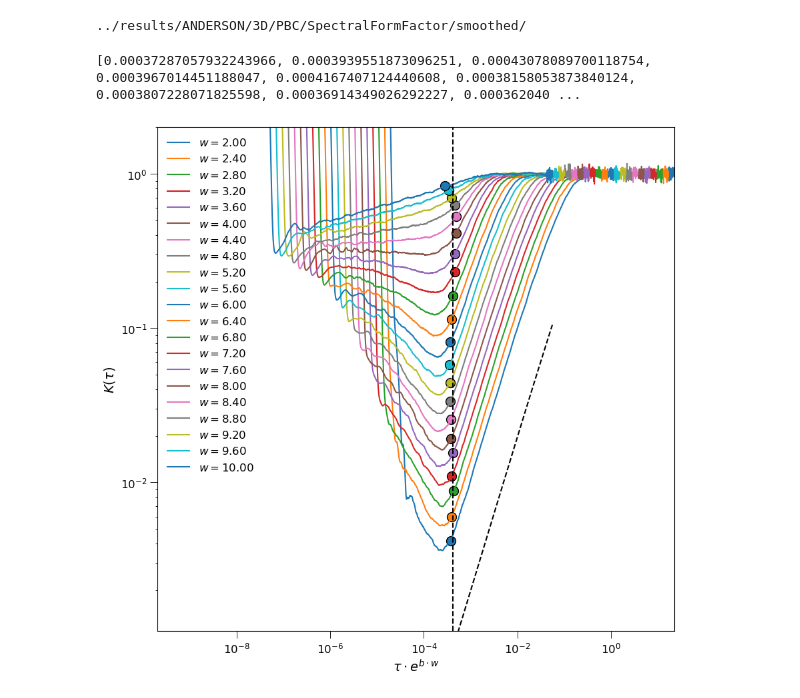
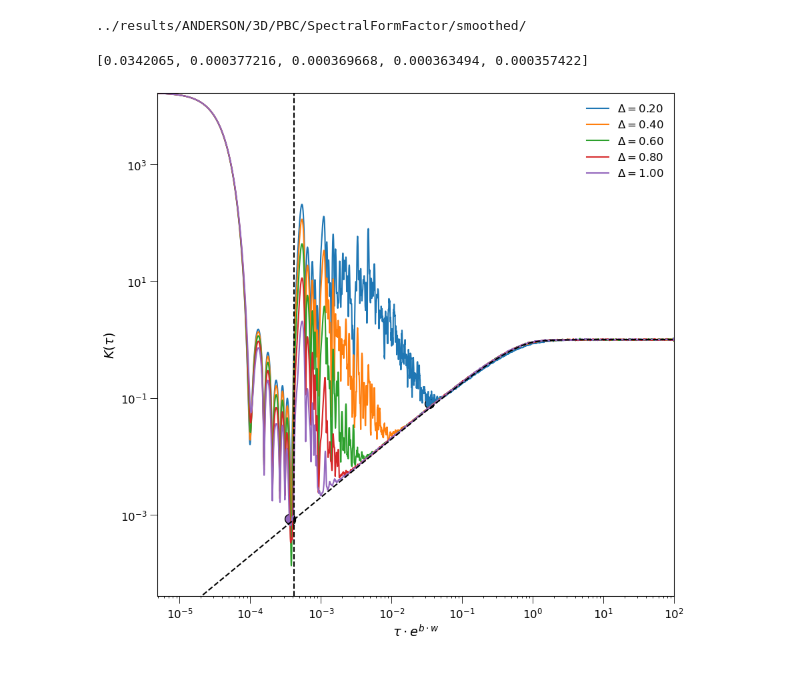
Before and after one commit to makskliczkowski/Transverse_Ising_ETH, a Jupyter notebook: IsignTransverse_ETH/Python/anderson.ipynb, the cells around one changed output. Saved outputs shown, nothing was run; the diff lists cells and outputs as text; code cells hidden in the pictures.

```diff
--- a/IsignTransverse_ETH/Python/anderson.ipynb
+++ b/IsignTransverse_ETH/Python/anderson.ipynb
@@ -348,14 +346,14 @@ def xover(input_array, cut):
 from tkinter import E
 
 cf.set_params(_L=32)
-W0=2.0
-Wend = 10.0
-dW = 0.4
+W0=0.2
+Wend = 1.0
+dW = 0.2
 
 L0=8
 Lend=32
 dL=8
-func_x = lambda x, a: x / np.exp(0.75*a)
+func_x = lambda x, a: x# / np.exp(0.75*a)
 vals = []
 if user_settings['scaling_idx'] == 0:
     vals = range(L0, Lend, dL)
@@ -364,54 +362,60 @@ else :
         vals.append(W0 + x * dW)
 
 plot_deviation = 0
 eps = 1e-1
 
 fig, axis = plt.subplots(nrows=1, ncols=1, figsize=(10,10), dpi = 100)
 
 y_min = 1.0e10;     y_max = -1.0e10;
 x_min = 1.0e10;     x_max = -1.0e10;
 tH = []
 thouless_time = []
 gap_ratio = []
 timee = []
 dir = f"..{kPSep}results{kPSep}" + f"ANDERSON{kPSep}3D{kPSep}PBC{kPSep}SpectralFormFactor{kPSep}"
 if user_settings['smoothed'] == 1: dir = dir + f"smoothed{kPSep}"
 
 for x in vals:
     status, times, sff, tH_tmp, tau, r = load(dir, 32, W = x)
-    sff_dev = np.abs(np.log10(sff / GOE(times)))
-    times = func_x(times, x)
-    if plot_deviation: sff = sff_dev
-    p = axis.plot(times, sff, label=hfun.key_title(x, user_settings))
-    tH.append(tH_tmp)
-    gap_ratio.append(r)
+    if status:
+        sff_dev = np.abs(np.log10(sff / GOE(times)))
+        times = func_x(times, x)
+        if plot_deviation: sff = sff_dev
 
-    tau = times[xover(sff_dev, eps)]
-    thouless_time.append(tau)
-    idx = min(range(len(times)), key=lambda i: abs(times[i] - tau));
-    timee = times
-    axis.scatter(tau, sff[idx], marker='o', facecolors=None, edgecolors='black', s=100)
+        p = axis.plot(times, sff, label=hfun.key_title(x, user_settings))
+        tH.append(tH_tmp)
+        gap_ratio.append(r)
+        timee = times
+        if plot_deviation == False:
+            tau = times[xover(sff_dev, eps)]
+            thouless_time.append(tau)
+            idx = min(range(len(times)), key=lambda i: abs(times[i] - tau));
+            axis.scatter(tau, sff[idx], marker='o', facecolors=None, edgecolors='black', s=100)
 
-    #-- xy-ranges
-    mini = sff.min();  maxi = sff.max();
-    if mini < y_min and np.isfinite(mini): y_min = mini
-    if maxi > y_max and np.isfinite(maxi): y_max = maxi
-    mini = times.min();  maxi = times.max();
-    if mini < x_min and np.isfinite(mini): x_min = mini
-    if maxi > x_max and np.isfinite(maxi): x_max = maxi
+        #-- xy-ranges
+        mini = sff.min();  maxi = sff.max();
+        if mini < y_min and np.isfinite(mini): y_min = mini
+        if maxi > y_max and np.isfinite(maxi): y_max = maxi
+        mini = times.min();  maxi = times.max();
+        if mini < x_min and np.isfinite(mini): x_min = mini
+        if maxi > x_max and np.isfinite(maxi): x_max = maxi
+    else:
+        thouless_time.append(np.nan)
+        tH.append(np.nan)
+        gap_ratio.append(np.nan)
 
 print(thouless_time)
-hfun.set_plot_elements(axis = axis, xlim = (x_min*1e4, x_max), ylim = (0.3*y_min, 2.0),
+hfun.set_plot_elements(axis = axis, xlim = (x_min, x_max), ylim = (0.3*y_min, y_max),
                                     xlabel = '\\tau \\cdot e^{b\\cdot w}', ylabel = 'K(\\tau)',
                                     settings=user_settings, font_size=12, set_legend=True)
 
 axis.axvline(x=4.173e-4, ls='--', color='black')
 
 if plot_deviation: axis.axhline(y=eps, ls='--', color='black')
 else: axis.plot(timee, GOE(timee), label='GOE', linestyle='--', color='black')
 # %% [output]
-[0.00037287057932243966, 0.0003939551873096251, 0.00043078089700118754, 0.0003967014451188047, 0.0004167407124440608, 0.00038158053873840124, 0.0003807228071825598, 0.00036914349026292227, 0.000362040 ...
+[0.0342065, 0.000377216, 0.000369668, 0.000363494, 0.000357422]
-[figure, old version]
+[figure, new version]
 # %%
 from cmath import nan
 
```
Also changed, not shown: parts of 4 cells of this notebook, 13 other files.
